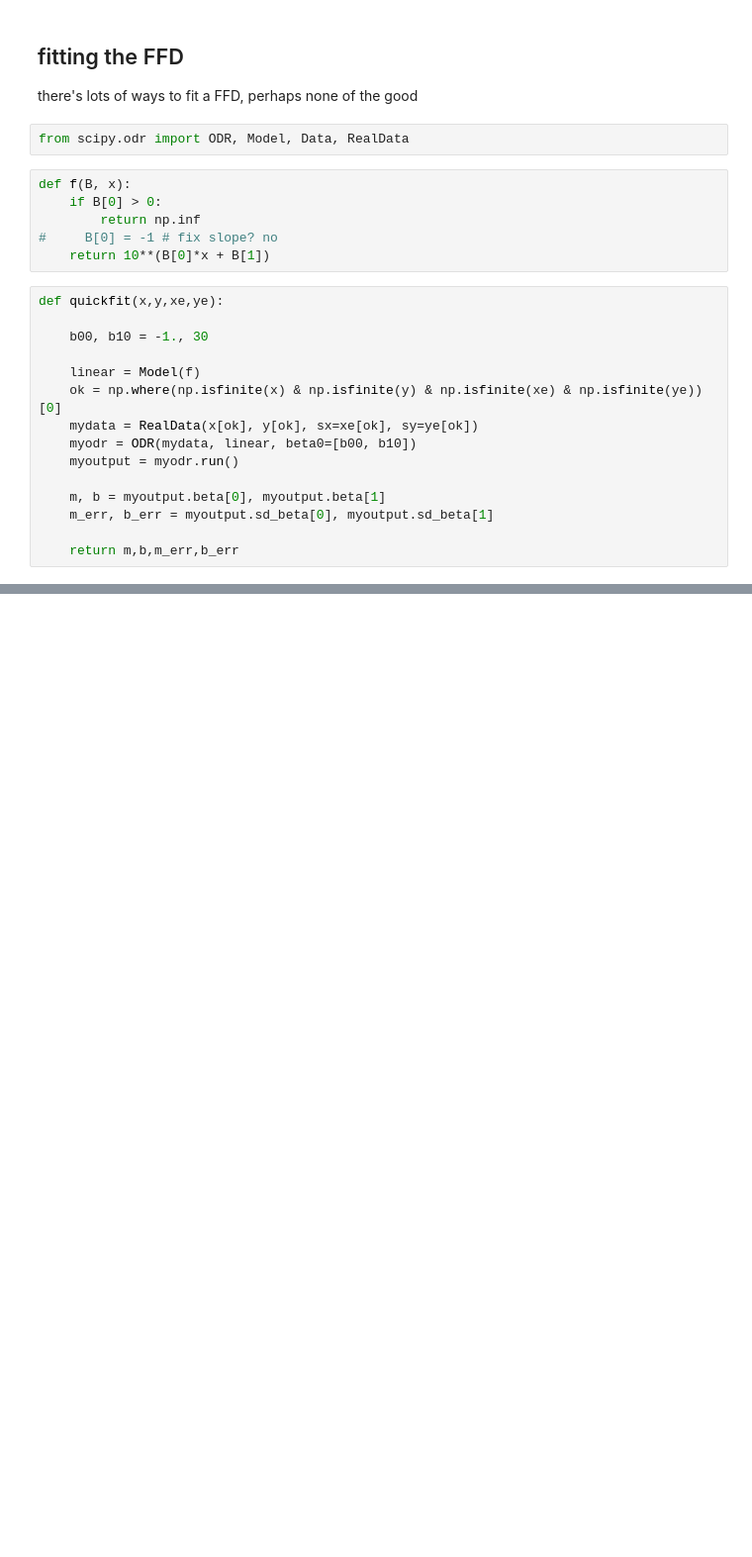
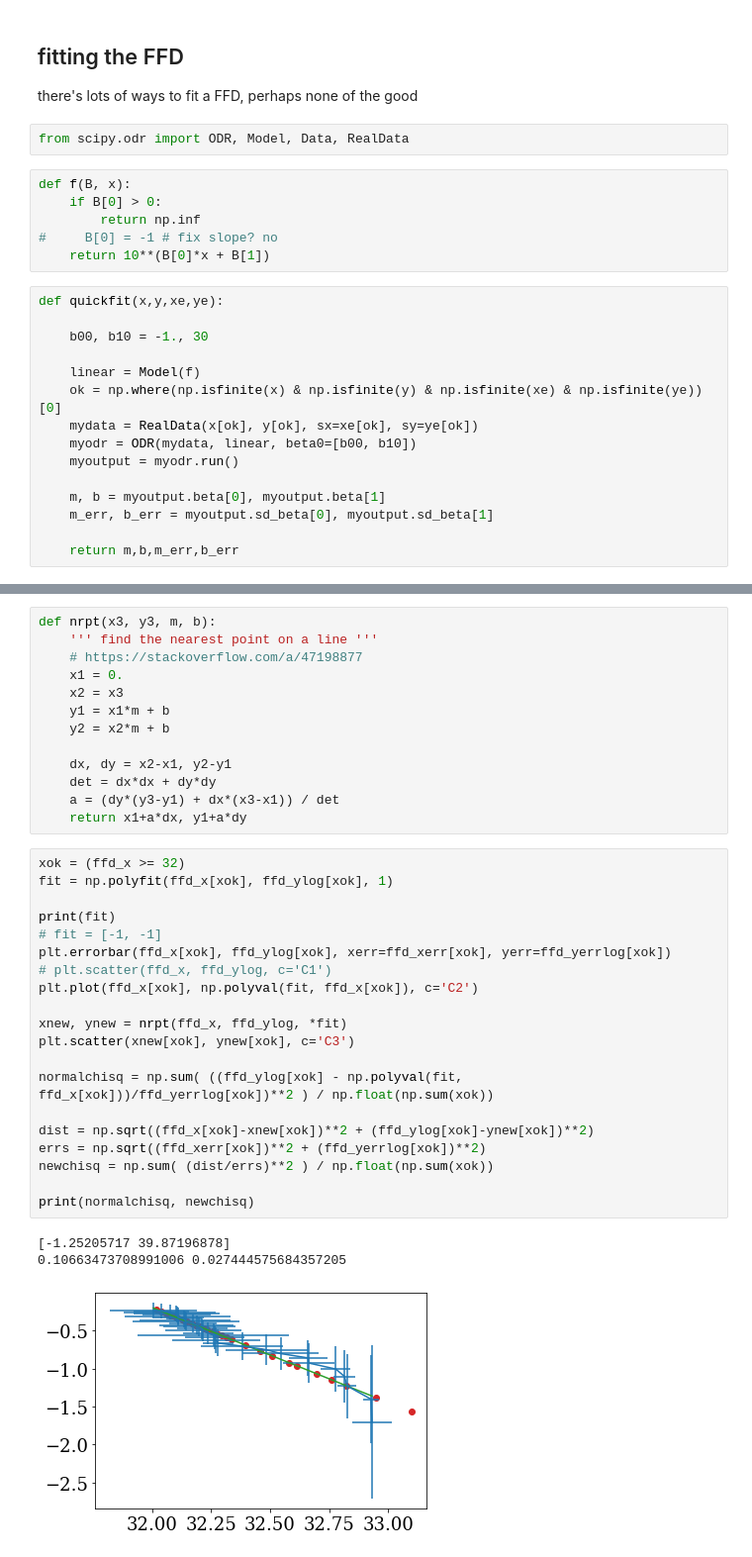
Before and after one commit to jradavenport/YZCMi_TESS, a Jupyter notebook: yzcmi_vs_gj1243.ipynb, the cells around one changed output, grey strips where cells are left out. Shown at 99% size. Saved outputs shown, nothing was run; the diff lists cells and outputs as text; blank space fills up the shorter version.

```diff
--- a/yzcmi_vs_gj1243.ipynb
+++ b/yzcmi_vs_gj1243.ipynb
@@ -285,0 +373,37 @@ print(therng(flat_samples[:,0])) # the slope
+# %%
+def nrpt(x3, y3, m, b):
+    ''' find the nearest point on a line '''
+    # https://stackoverflow.com/a/47198877
+    x1 = 0.
+    x2 = x3
+    y1 = x1*m + b
+    y2 = x2*m + b
+
+    dx, dy = x2-x1, y2-y1
+    det = dx*dx + dy*dy
+    a = (dy*(y3-y1) + dx*(x3-x1)) / det
+    return x1+a*dx, y1+a*dy
+# %%
+xok = (ffd_x >= 32)
+fit = np.polyfit(ffd_x[xok], ffd_ylog[xok], 1)
+
+print(fit)
+# fit = [-1, -1]
+plt.errorbar(ffd_x[xok], ffd_ylog[xok], xerr=ffd_xerr[xok], yerr=ffd_yerrlog[xok])
+# plt.scatter(ffd_x, ffd_ylog, c='C1')
+plt.plot(ffd_x[xok], np.polyval(fit, ffd_x[xok]), c='C2')
+
+xnew, ynew = nrpt(ffd_x, ffd_ylog, *fit)
+plt.scatter(xnew[xok], ynew[xok], c='C3')
+
+normalchisq = np.sum( ((ffd_ylog[xok] - np.polyval(fit, ffd_x[xok]))/ffd_yerrlog[xok])**2 ) / np.float(np.sum(xok))
+
+dist = np.sqrt((ffd_x[xok]-xnew[xok])**2 + (ffd_ylog[xok]-ynew[xok])**2)
+errs = np.sqrt((ffd_xerr[xok])**2 + (ffd_yerrlog[xok])**2)
+newchisq = np.sum( (dist/errs)**2 ) / np.float(np.sum(xok))
+
+print(normalchisq, newchisq)
+# %% [output]
+[-1.25205717 39.87196878]
+0.10663473708991006 0.027444575684357205
+[figure, added]
```
Also changed, not shown: parts of 18 cells of this notebook, 1 other file.
